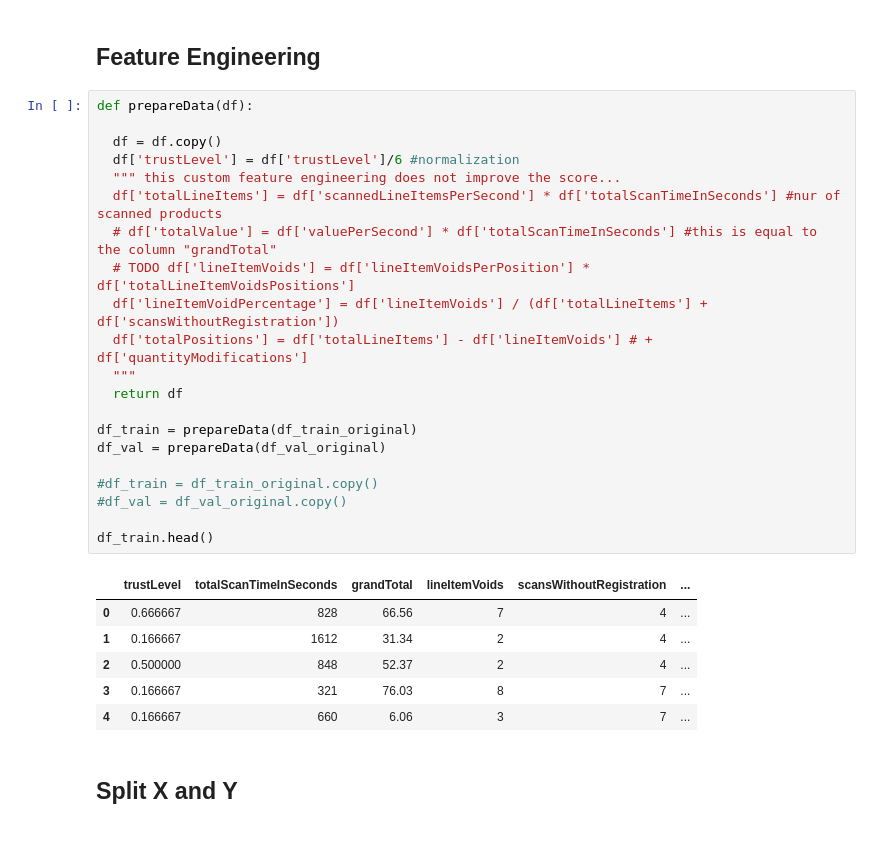
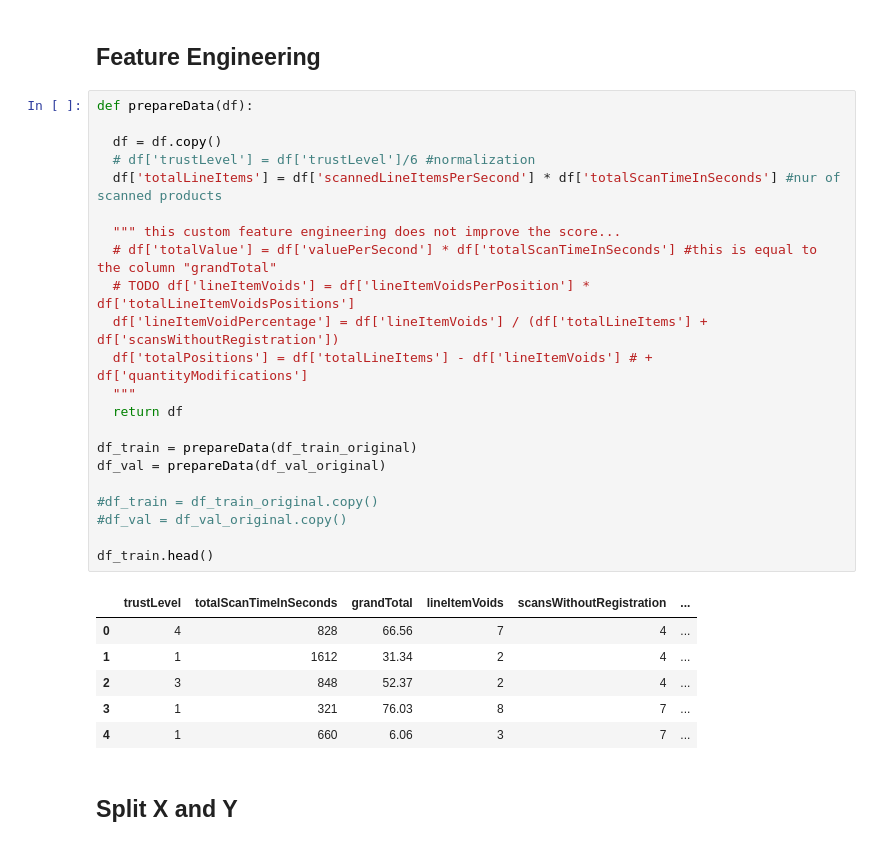
Before and after one commit to LackesLab/dmc2019, a Jupyter notebook: notebooks/alexander_classificator_v1.ipynb, the cells around one changed output. Drawn from its saved outputs; the diff is of its cells as text.

```diff
--- a/notebooks/alexander_classificator_v1.ipynb
+++ b/notebooks/alexander_classificator_v1.ipynb
@@ -37,31 +34,32 @@ df_train_original.head(2)
 # %%
 def prepareData(df):
 
   df = df.copy()
-  df['trustLevel'] = df['trustLevel']/6 #normalization
+  # df['trustLevel'] = df['trustLevel']/6 #normalization
+  df['totalLineItems'] = df['scannedLineItemsPerSecond'] * df['totalScanTimeInSeconds'] #nur of scanned products
+
   """ this custom feature engineering does not improve the score...
-  df['totalLineItems'] = df['scannedLineItemsPerSecond'] * df['totalScanTimeInSeconds'] #nur of scanned products
   # df['totalValue'] = df['valuePerSecond'] * df['totalScanTimeInSeconds'] #this is equal to the column "grandTotal"
   # TODO df['lineItemVoids'] = df['lineItemVoidsPerPosition'] * df['totalLineItemVoidsPositions']
   df['lineItemVoidPercentage'] = df['lineItemVoids'] / (df['totalLineItems'] + df['scansWithoutRegistration'])
   df['totalPositions'] = df['totalLineItems'] - df['lineItemVoids'] # + df['quantityModifications']
   """
   return df
 
 df_train = prepareData(df_train_original)
 df_val = prepareData(df_val_original)
 
 #df_train = df_train_original.copy()
 #df_val = df_val_original.copy()
 
 df_train.head()
 # %% [output]
 |  | trustLevel | totalScanTimeInSeconds | grandTotal | lineItemVoids | scansWithoutRegistration | ... |
-| 0 | 0.666667 | 828 | 66.56 | 7 | 4 | ... |
-| 1 | 0.166667 | 1612 | 31.34 | 2 | 4 | ... |
-| 2 | 0.500000 | 848 | 52.37 | 2 | 4 | ... |
-| 3 | 0.166667 | 321 | 76.03 | 8 | 7 | ... |
-| 4 | 0.166667 | 660 | 6.06 | 3 | 7 | ... |
+| 0 | 4 | 828 | 66.56 | 7 | 4 | ... |
+| 1 | 1 | 1612 | 31.34 | 2 | 4 | ... |
+| 2 | 3 | 848 | 52.37 | 2 | 4 | ... |
+| 3 | 1 | 321 | 76.03 | 8 | 7 | ... |
+| 4 | 1 | 660 | 6.06 | 3 | 7 | ... |
 # %% [markdown]
 ## Split X and Y
 # %%
```
Also changed, not shown: parts of 14 cells of this notebook.
